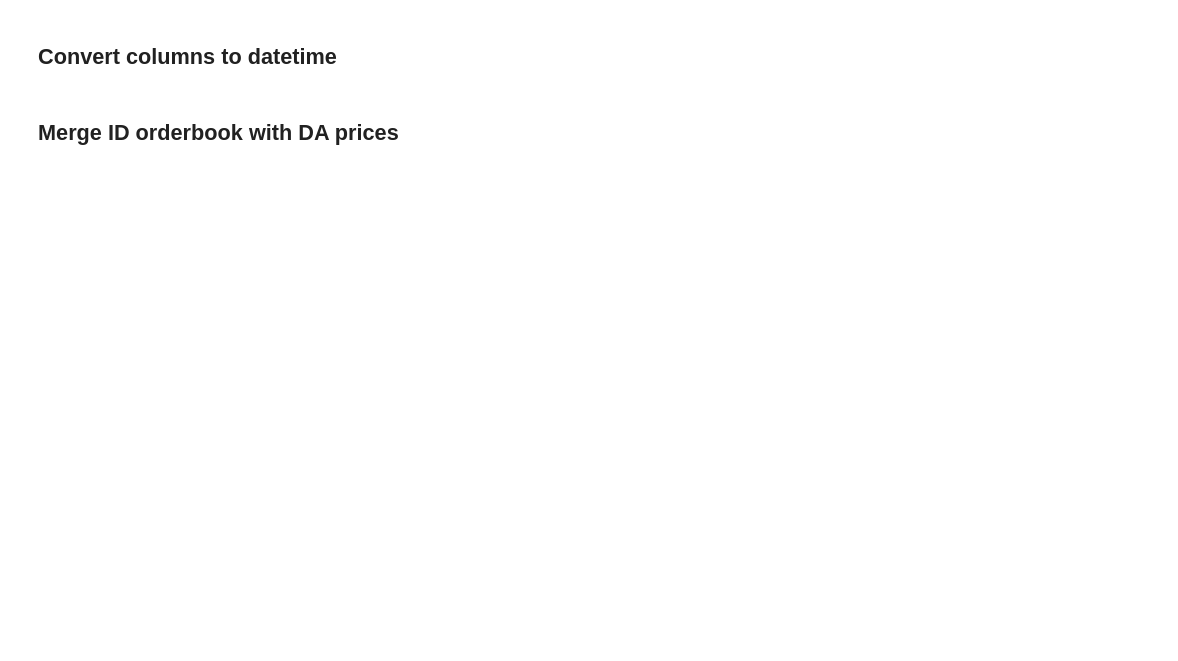
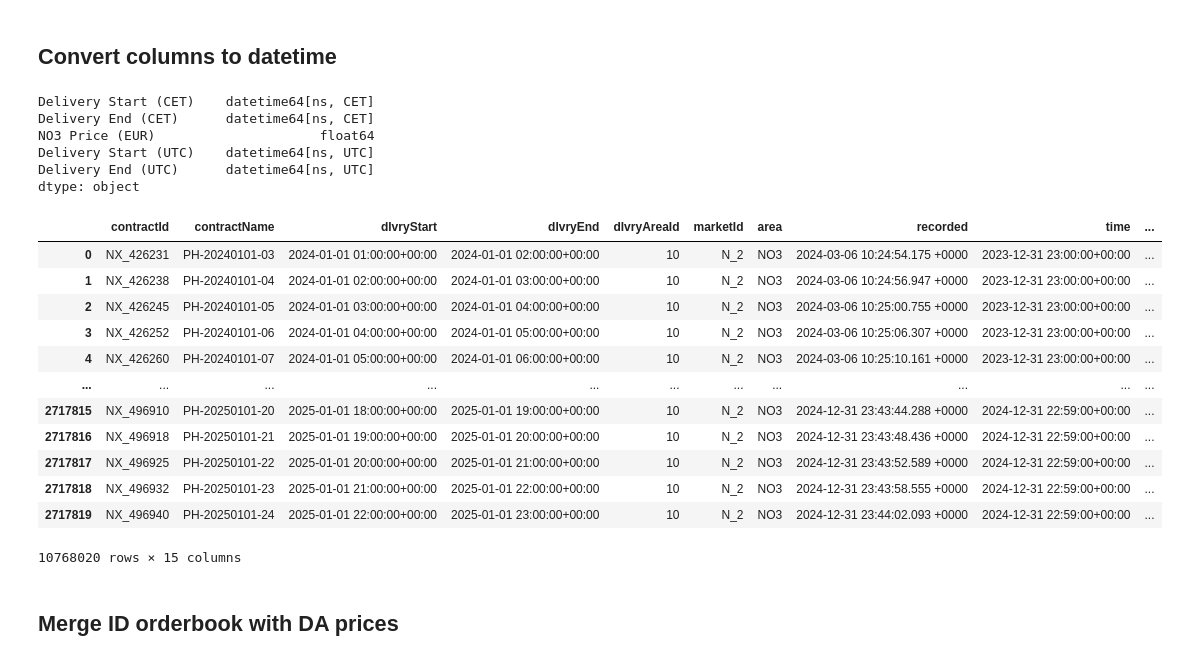
Before and after one commit to axelandreassen/Forecasting-ID-prices, a Jupyter notebook: DataPrep.ipynb, the cells around one changed output. Saved outputs shown, nothing was run; the diff lists cells and outputs as text; code cells hidden in the pictures; blank space fills up the shorter version.

```diff
--- a/DataPrep.ipynb
+++ b/DataPrep.ipynb
@@ -27 +69,6 @@ orderbook_df['dlvryEnd'] = pd.to_datetime(orderbook_df['dlvryEnd'])
+# %%
+# The coulumns dlvryStart, dlvryEnd and time are in string format. We need to convert them to datetime format.|
+orderbook_df['dlvryStart'] = pd.to_datetime(orderbook_df['dlvryStart'])
+orderbook_df['dlvryEnd'] = pd.to_datetime(orderbook_df['dlvryEnd'])
+orderbook_df['time'] = pd.to_datetime(orderbook_df['time'])
 # %%
@@ -33,0 +87,9 @@ da_prices_df['Delivery End (CET)'] = da_prices_df['Delivery End (CET)'] - pd.Tim
+# %%
+da_prices_df.dtypes
+# %% [output]
+Delivery Start (CET)    datetime64[ns, CET]
+Delivery End (CET)      datetime64[ns, CET]
+NO3 Price (EUR)                     float64
+Delivery Start (UTC)    datetime64[ns, UTC]
+Delivery End (UTC)      datetime64[ns, UTC]
+dtype: object
@@ -34,3 +99,19 @@ da_prices_df['Delivery End (CET)'] = da_prices_df['Delivery End (CET)'] - pd.Tim
+# %%
+orderbook_df
+# %% [output]
+|  | contractId | contractName | dlvryStart | dlvryEnd | dlvryAreaId | marketId | area | recorded | time | ... |
+| 0 | NX_426231 | PH-20240101-03 | 2024-01-01 01:00:00+00:00 | 2024-01-01 02:00:00+00:00 | 10 | N_2 | NO3 | 2024-03-06 10:24:54.175 +0000 | 2023-12-31 23:00:00+00:00 | ... |
+| 1 | NX_426238 | PH-20240101-04 | 2024-01-01 02:00:00+00:00 | 2024-01-01 03:00:00+00:00 | 10 | N_2 | NO3 | 2024-03-06 10:24:56.947 +0000 | 2023-12-31 23:00:00+00:00 | ... |
+| 2 | NX_426245 | PH-20240101-05 | 2024-01-01 03:00:00+00:00 | 2024-01-01 04:00:00+00:00 | 10 | N_2 | NO3 | 2024-03-06 10:25:00.755 +0000 | 2023-12-31 23:00:00+00:00 | ... |
+| 3 | NX_426252 | PH-20240101-06 | 2024-01-01 04:00:00+00:00 | 2024-01-01 05:00:00+00:00 | 10 | N_2 | NO3 | 2024-03-06 10:25:06.307 +0000 | 2023-12-31 23:00:00+00:00 | ... |
+| 4 | NX_426260 | PH-20240101-07 | 2024-01-01 05:00:00+00:00 | 2024-01-01 06:00:00+00:00 | 10 | N_2 | NO3 | 2024-03-06 10:25:10.161 +0000 | 2023-12-31 23:00:00+00:00 | ... |
+| ... | ... | ... | ... | ... | ... | ... | ... | ... | ... | ... |
+| 2717815 | NX_496910 | PH-20250101-20 | 2025-01-01 18:00:00+00:00 | 2025-01-01 19:00:00+00:00 | 10 | N_2 | NO3 | 2024-12-31 23:43:44.288 +0000 | 2024-12-31 22:59:00+00:00 | ... |
+| 2717816 | NX_496918 | PH-20250101-21 | 2025-01-01 19:00:00+00:00 | 2025-01-01 20:00:00+00:00 | 10 | N_2 | NO3 | 2024-12-31 23:43:48.436 +0000 | 2024-12-31 22:59:00+00:00 | ... |
+| 2717817 | NX_496925 | PH-20250101-22 | 2025-01-01 20:00:00+00:00 | 2025-01-01 21:00:00+00:00 | 10 | N_2 | NO3 | 2024-12-31 23:43:52.589 +0000 | 2024-12-31 22:59:00+00:00 | ... |
+| 2717818 | NX_496932 | PH-20250101-23 | 2025-01-01 21:00:00+00:00 | 2025-01-01 22:00:00+00:00 | 10 | N_2 | NO3 | 2024-12-31 23:43:58.555 +0000 | 2024-12-31 22:59:00+00:00 | ... |
+| 2717819 | NX_496940 | PH-20250101-24 | 2025-01-01 22:00:00+00:00 | 2025-01-01 23:00:00+00:00 | 10 | N_2 | NO3 | 2024-12-31 23:44:02.093 +0000 | 2024-12-31 22:59:00+00:00 | ... |
+10768020 rows × 15 columns
 # %% [markdown]
 ## Merge ID orderbook with DA prices
 # %%
```
Also changed, not shown: parts of 27 cells of this notebook.
